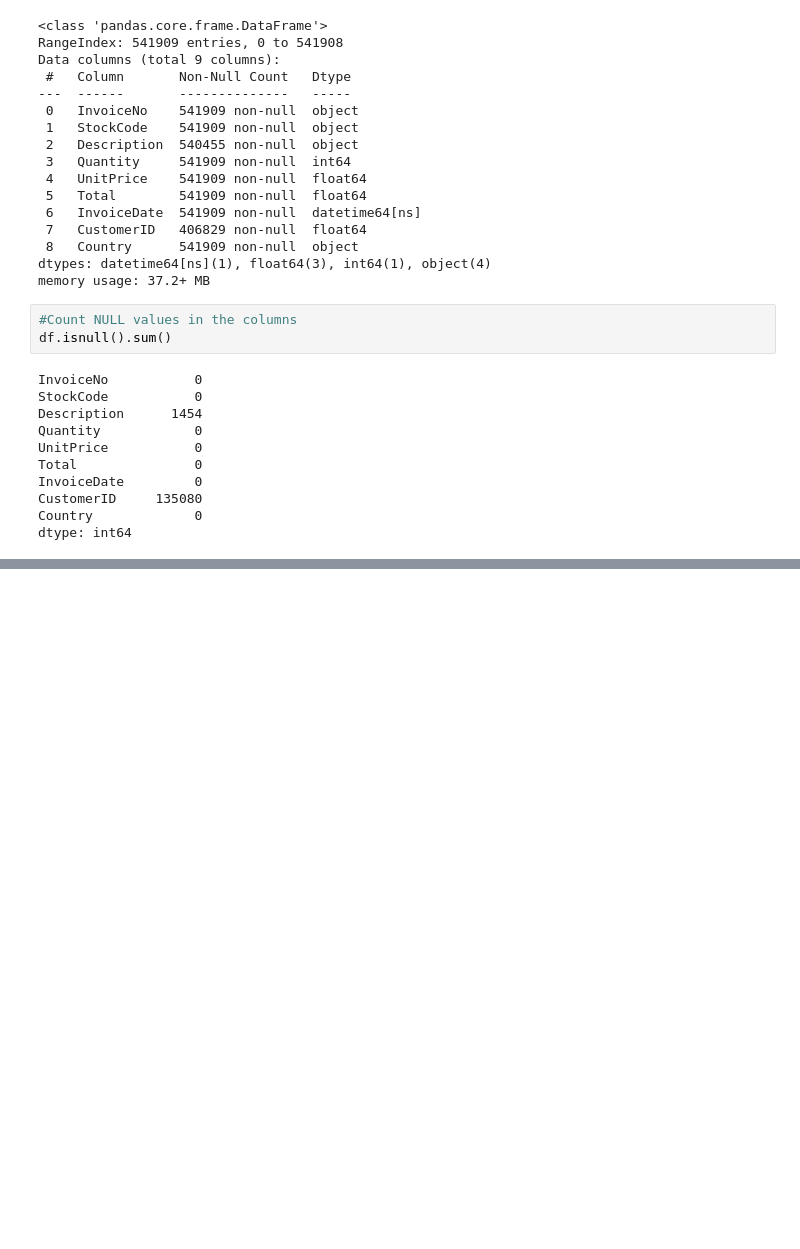
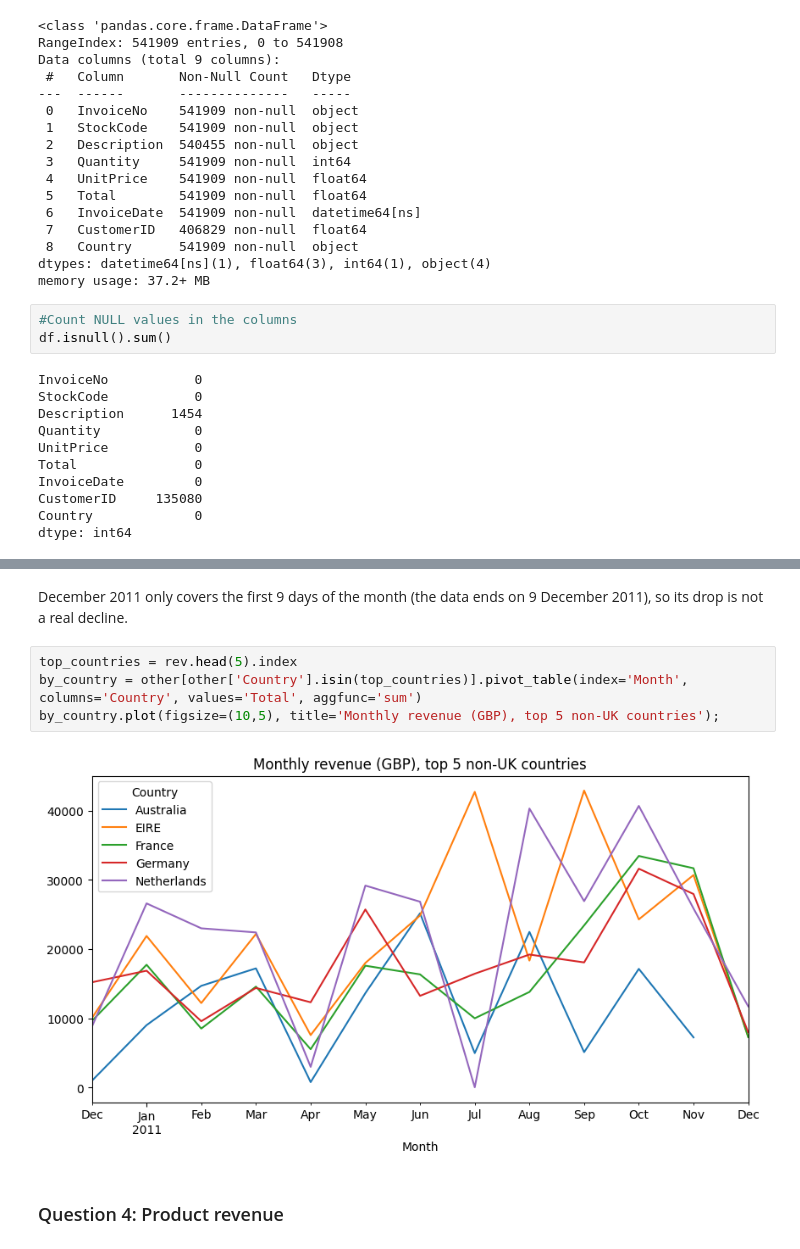
Before and after one commit to Mohamed-Elhefnawy/Online-Retail-Store-Analysis, a Jupyter notebook: Online Retail.ipynb, the cells around one changed output, grey strips where cells are left out. Cells and saved outputs as stored; diff of their text form; blank space fills up the shorter version.

```diff
--- a/Online Retail.ipynb
+++ b/Online Retail.ipynb
@@ -196,0 +241,10 @@ There are some negative values in "Quantity", "UnitPrice" and "Total" columns, s
+# %% [markdown]
+December 2011 only covers the first 9 days of the month (the data ends on 9 December 2011), so its drop is not a real decline.
+# %%
+top_countries = rev.head(5).index
+by_country = other[other['Country'].isin(top_countries)].pivot_table(index='Month', columns='Country', values='Total', aggfunc='sum')
+by_country.plot(figsize=(10,5), title='Monthly revenue (GBP), top 5 non-UK countries');
+# %% [output]
+[figure, added]
+# %% [markdown]
+### Question 4: Product revenue
```
Also changed, not shown: parts of 37 cells of this notebook.
